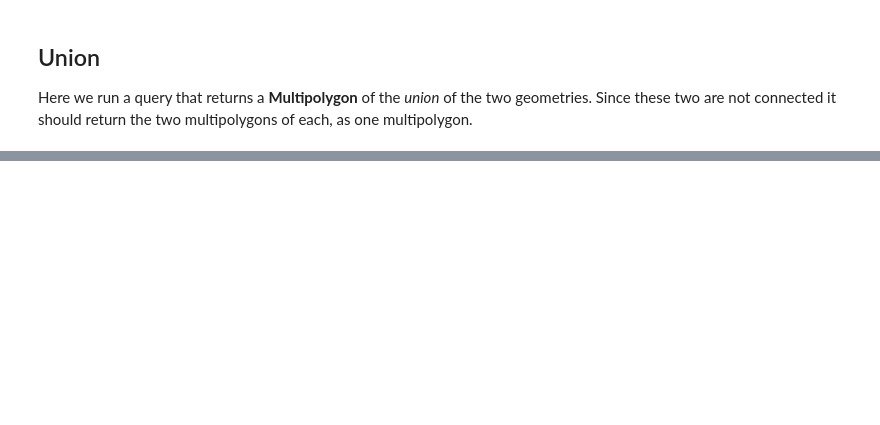
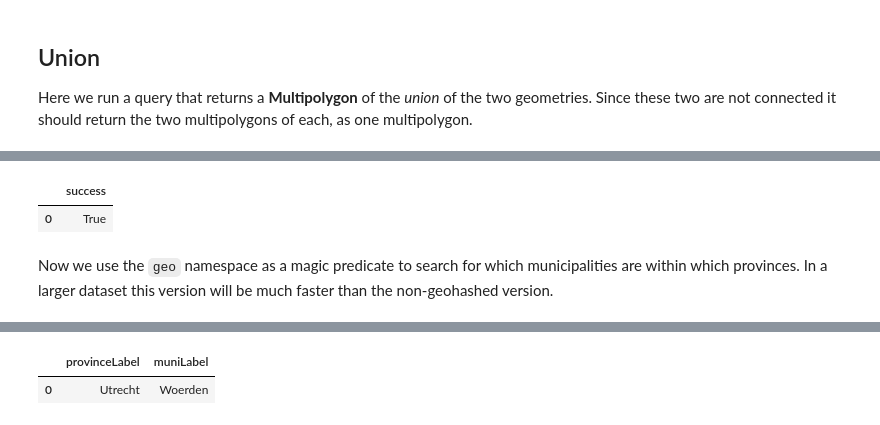
Before and after one commit to franzinc/agraph-examples, a Jupyter notebook: geosparql/geosparql-examples.ipynb, the cells around one changed output, grey strips where cells are left out. Saved outputs shown, nothing was run; the diff lists cells and outputs as text; code cells hidden in the pictures; blank space fills up the shorter version.

Commit message:
AG-1165 adding geohashing example
Change-Id: I60851f8d2133dd01abc7268a0aec7e19c5ee8d51

```diff
--- a/geosparql/geosparql-examples.ipynb
+++ b/geosparql/geosparql-examples.ipynb
@@ -17,9 +17,21 @@ from pprint import pprint
 import matplotlib.pyplot as plt
 
 #the repository connection. Please add your connection parameters here
+#conn = ag_connect('geosparql-examples', clear=True,
+#                   host='localhost', port='10035',
+#                   user='your AllegroGraph username', password='your AllegroGraph password')
+
+# 8.4.0
+#the repository connection. Please add your connection parameters here
 conn = ag_connect('geosparql-examples', clear=True,
-                   host='localhost', port='10035',
-                   user='your AllegroGraph username', password='your AllegroGraph password')
+                   host='demo2.franz.com', port='10079',
+                   user='hans', password='HTmVfzwFAJLoW9ba-X2MF4E.G2NE')
+
+#8.2.0
+#conn = ag_connect('geosparql-examples', clear=True,
+#                   host='demo2.franz.com', port='10079',
+#                   user='test', password='xyzzy')
+
 
 #defining namespaces
 geo = conn.namespace('http://www.opengis.net/ont/geosparql#')
@@ -282,0 +388,31 @@ pprint(result['union'][0])
+# %%
+conn.prepareTupleQuery(query="""
+PREFIX geoext: <http://franz.com/ns/allegrograph/3.0/geosparql/ext#>
+
+SELECT ?success WHERE {
+    ?success geoext:buildGeohashIndex () .
+}
+""").evaluate().toPandas()
+# %% [output]
+|  | success |
+| 0 | True |
+# %% [markdown]
+Now we use the `geo` namespace as a magic predicate to search for which municipalities are within which provinces. In a larger dataset this version will be much faster than the non-geohashed version.
+# %%
+%%time
+query_string = """
+PREFIX franzOption_clauseReorderer: <franz:identity>
+PREFIX geo: <http://www.opengis.net/ont/geosparql#>
+PREFIX geof: <http://www.opengis.net/def/function/geosparql/>
+
+select ?provinceLabel ?muniLabel where {
+    ?province geo:hasGeometry ?provinceGeo ;
+                a f:Province ; rdfs:label ?provinceLabel .
+    <http://franz.com/NLD.11.31_1>  geo:hasGeometry ?muniGeo ;
+                rdfs:label ?muniLabel .
+    ?muniGeo geo:sfWithin ?provinceGeo . }
+"""
+result = conn.executeTupleQuery(query_string).toPandas()
+print(result.shape)
+result.head()
+# %% [output]
@@ -282,0 +422,2 @@ pprint(result['union'][0])
+|  | provinceLabel | muniLabel |
+| 0 | Utrecht | Woerden |
```
Also changed, not shown: parts of 13 cells of this notebook, 1 other file.
